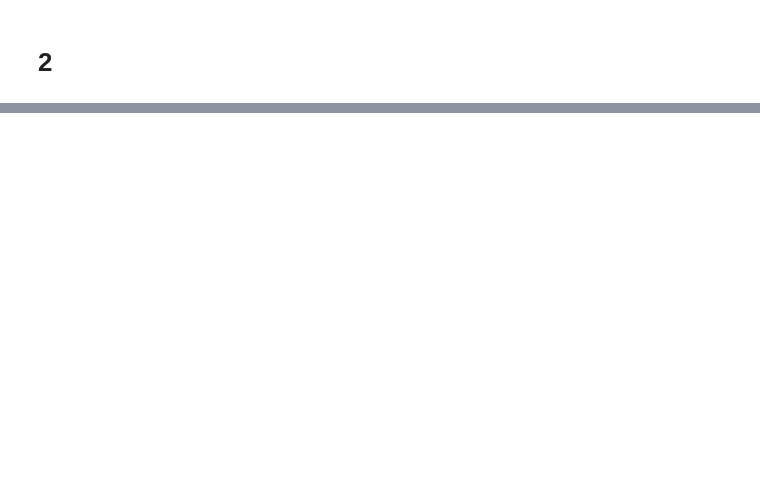
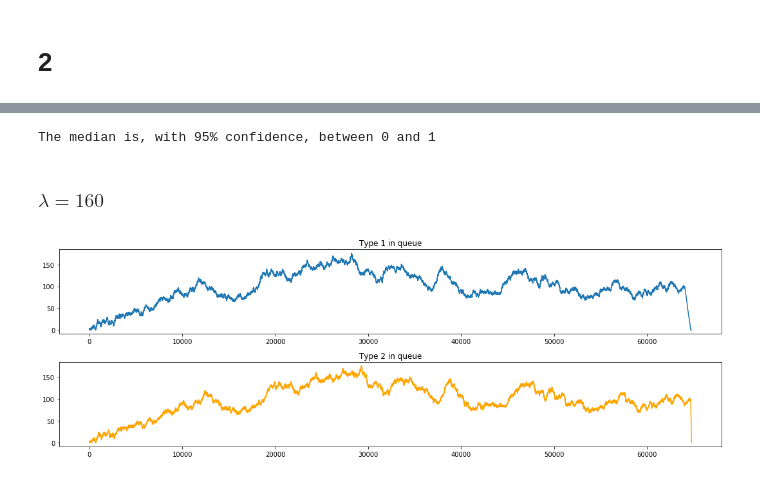
Before and after one commit to Battleman/perfeval, a Jupyter notebook: Lab3/HW3.ipynb, the cells around one changed output, grey strips where cells are left out. Drawn from its saved outputs; the diff is of its cells as text; code cells hidden in the pictures; blank space fills up the shorter version.

```diff
--- a/Lab3/HW3.ipynb
+++ b/Lab3/HW3.ipynb
@@ -130,0 +181,14 @@ items = []
+# %%
+l,h = ci_median(len(interesting_times60))
+a = np.sort(type2_in_queue_60)
+print("The median for lambda=60 is, with 95% confidence, between {} and {}".format(a[l], a[h]))
+# %% [output]
+The median is, with 95% confidence, between 0 and 1
+# %% [markdown]
+### $\lambda = 160$
+# %%
+df160 = compute(160)
+interesting_times160, type1_in_queue_160, type2_in_queue_160 = get_type_i_in_queue(df160)
+plot_type_i_in_queue(interesting_times160, type1_in_queue_160, type2_in_queue_160)
+# %% [output]
+[figure, added]
```
Also changed, not shown: parts of 22 cells of this notebook, 9 other files.
